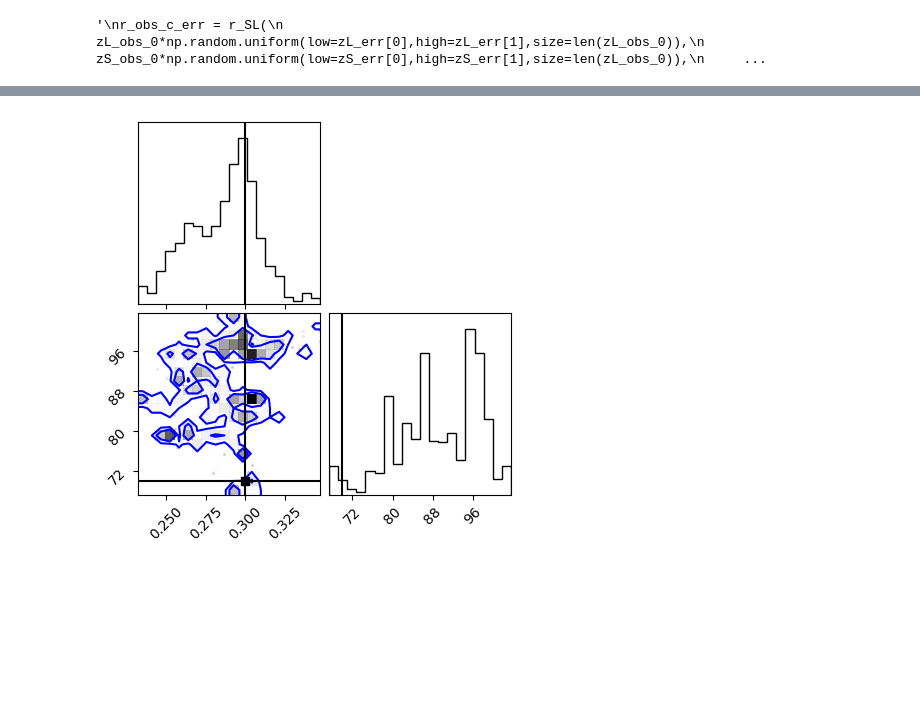
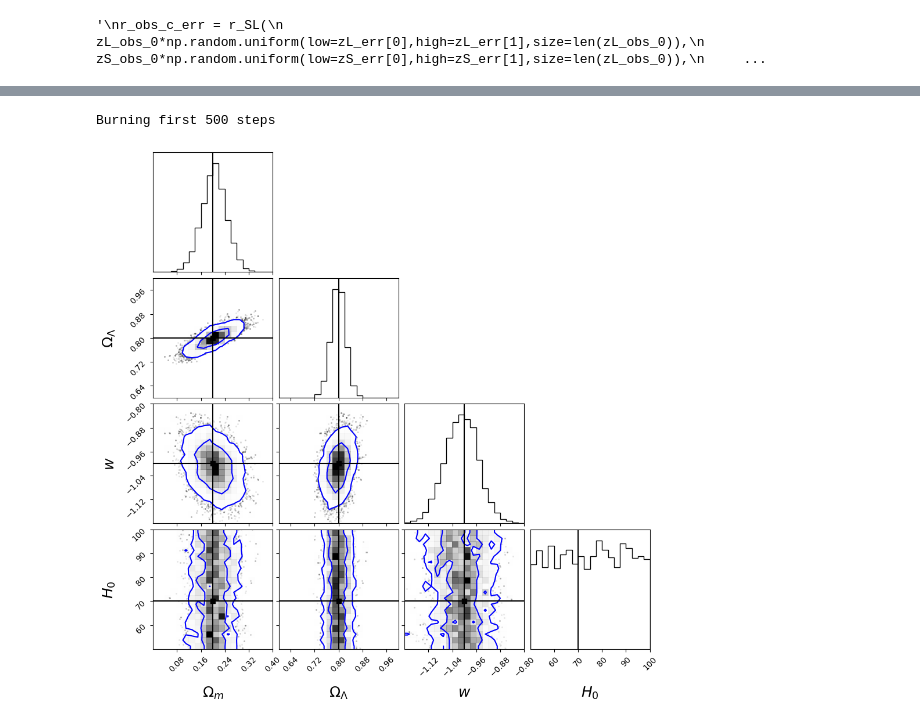
Before and after one commit to P-1884/COSMIC-BEAMS, a Jupyter notebook: spectroscopic.ipynb, the cells around one changed output, grey strips where cells are left out. Saved outputs shown, nothing was run; the diff lists cells and outputs as text; code cells hidden in the pictures; blank space fills up the shorter version.

```diff
--- a/spectroscopic.ipynb
+++ b/spectroscopic.ipynb
@@ -221,0 +432,5 @@ pl.plot(mcmc_chains_SL_orig['Ode'])
+# %%
+latest_chain = np.max([float(elem.split('mcmc_chains_')[1].replace('.npy','')) for elem in glob.glob(f'/Users/hollowayp/zBEAMS/chains/SL_orig_mcmc_chains*.npy')])
+latest_chain_filename = f'/Users/hollowayp/zBEAMS/chains/SL_orig_mcmc_chains_{latest_chain}.npy'
+chains = np.load(latest_chain_filename) #[Walker,Step_Number,Parameter]
+print(f'Loading mcmc chains from {latest_chain_filename}')
@@ -222,33 +447,40 @@ pl.plot(mcmc_chains_SL_orig['Ode'])
 # %%
-mcmc_chains_SL_orig = pd.read_csv('chains/mcmc_chains_SL_orig.txt',delimiter='\t')
-mcmc_chains_SL_orig = mcmc_chains_SL_orig.rename(columns={'#o_m':'o_m'})
-
+N_steps = len(chains[0,:,0])
+burnin = int(0.5*N_steps)
+print(f'Burning first {burnin} steps')
 #nb_mcmc_file = 'chains/mcmc_chain_nobias.txt'
 #bi_mcmc_file = 'chains/mcmc_chain_bias_muo.txt'
 #zb_mcmc_file = 'chains/mcmc_chain_zBEAMS.txt'
 
 #om_nb,H0_nb,w_nb = np.loadtxt(nb_mcmc_file, usecols=[0,1,2],unpack=True)
 #om_bi,H0_bi,w_bi = np.loadtxt(bi_mcmc_file, usecols=[0,1,2],unpack=True)
 #om_zb,H0_zb,w_zb = np.loadtxt(zb_mcmc_file, usecols=[0,1,2],unpack=True)
-om_bi = mcmc_chains_SL_orig['o_m']
-H0_bi = mcmc_chains_SL_orig['H0']
-w_bi = mcmc_chains_SL_orig['w']
-Ode_bi = mcmc_chains_SL_orig['Ode']
+om_bi = chains[:,burnin:,0]
+Ode_bi = chains[:,burnin:,1]
+H0_bi = chains[:,burnin:,2]
+w_bi =  chains[:,burnin:,3]
 
 X_param = 'o_m'
 Y_param = 'H0'
-X_fid = {'o_m':Om_fid,'H0':H0_fid,'Om':Om_fid,'Ode':Ode_fid,'w':w_fid}[X_param]
-Y_fid = {'o_m':Om_fid,'H0':H0_fid,'Om':Om_fid,'Ode':Ode_fid,'w':w_fid}[Y_param]
+X_fid = {'o_m':Om_fid,'H0':H0_fid,'Ode':Ode_fid,'w':w_fid}[X_param]
+Y_fid = {'o_m':Om_fid,'H0':H0_fid,'Ode':Ode_fid,'w':w_fid}[Y_param]
+X_corner = {'o_m':om_bi,'H0':H0_bi,'Ode':Ode_bi,'w':w_bi}[X_param]
+Y_corner = {'o_m':om_bi,'H0':H0_bi,'Ode':Ode_bi,'w':w_bi}[Y_param]
 
-fig = plt.figure(figsize=(5,5))
-corner.corner(mcmc_chains_SL_orig[[X_param,Y_param]].to_numpy(),
-                truths = [X_fid,Y_fid],
+fig = plt.figure(figsize=(10,10))
+corner.corner(np.array([om_bi,Ode_bi,w_bi,H0_bi]).T,
+                truths = [Om_fid,Ode_fid,w_fid,H0_fid],
                 truth_color='k',
                 contour_kwargs = {'colors':'blue'},
+                labels = ['$\Omega_m$','$\Omega_\Lambda$','$w$','$H_0$'],
+                label_kwargs={'fontsize':18},
+                range = [(0.0,0.4),(0.6,1.0),(-1.2,-0.8),(50,100)],
+                bins=20,
                 #fill_contours=True,
                 #contourf_kwargs = {'alpha':0.5},
                 levels=[0.68,0.95],fig=fig)
 
 plt.show()
 # %% [output]
+Burning first 500 steps
-[figure, old version]
+[figure, new version]
```
Also changed, not shown: parts of 12 cells of this notebook, 3 other files.
